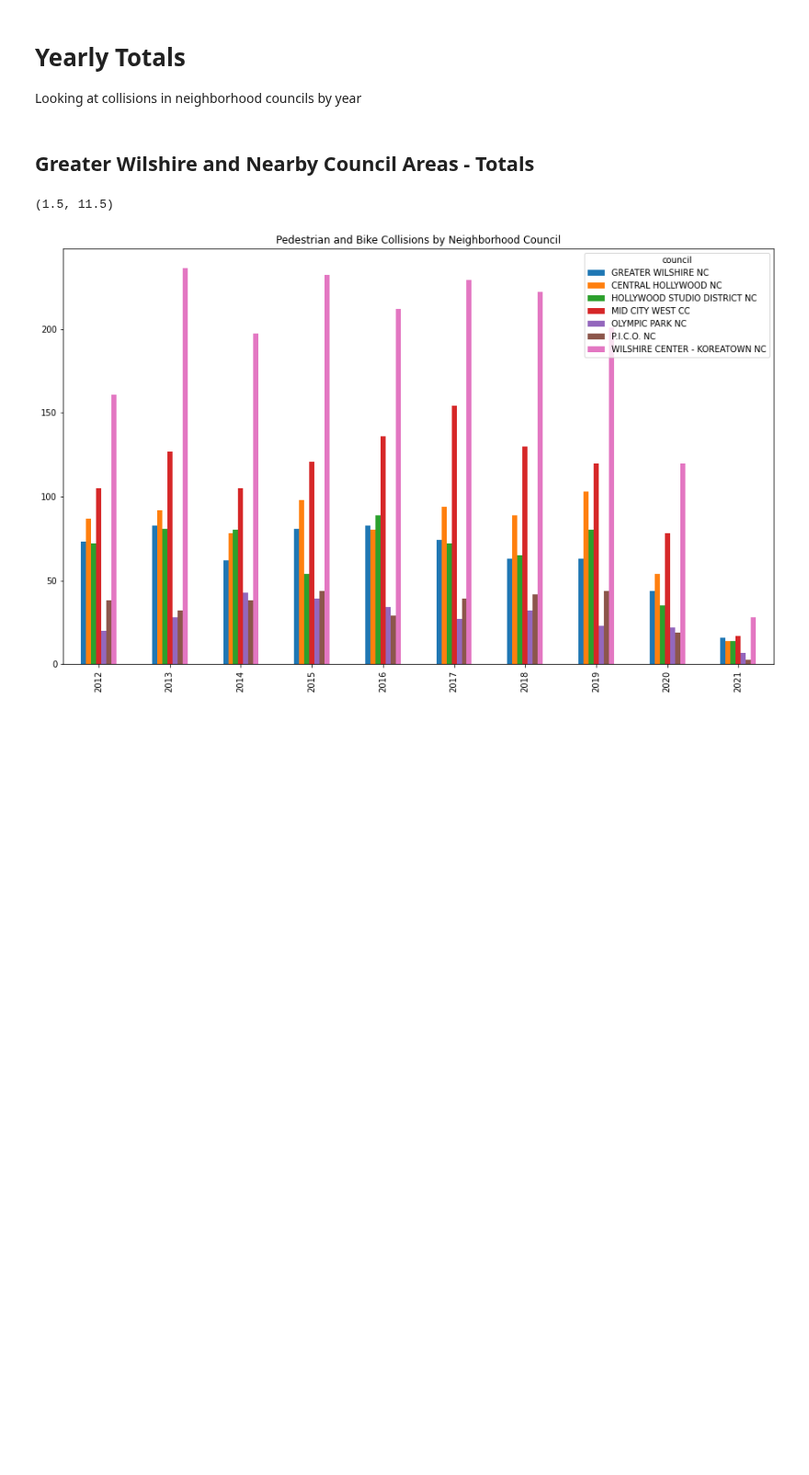
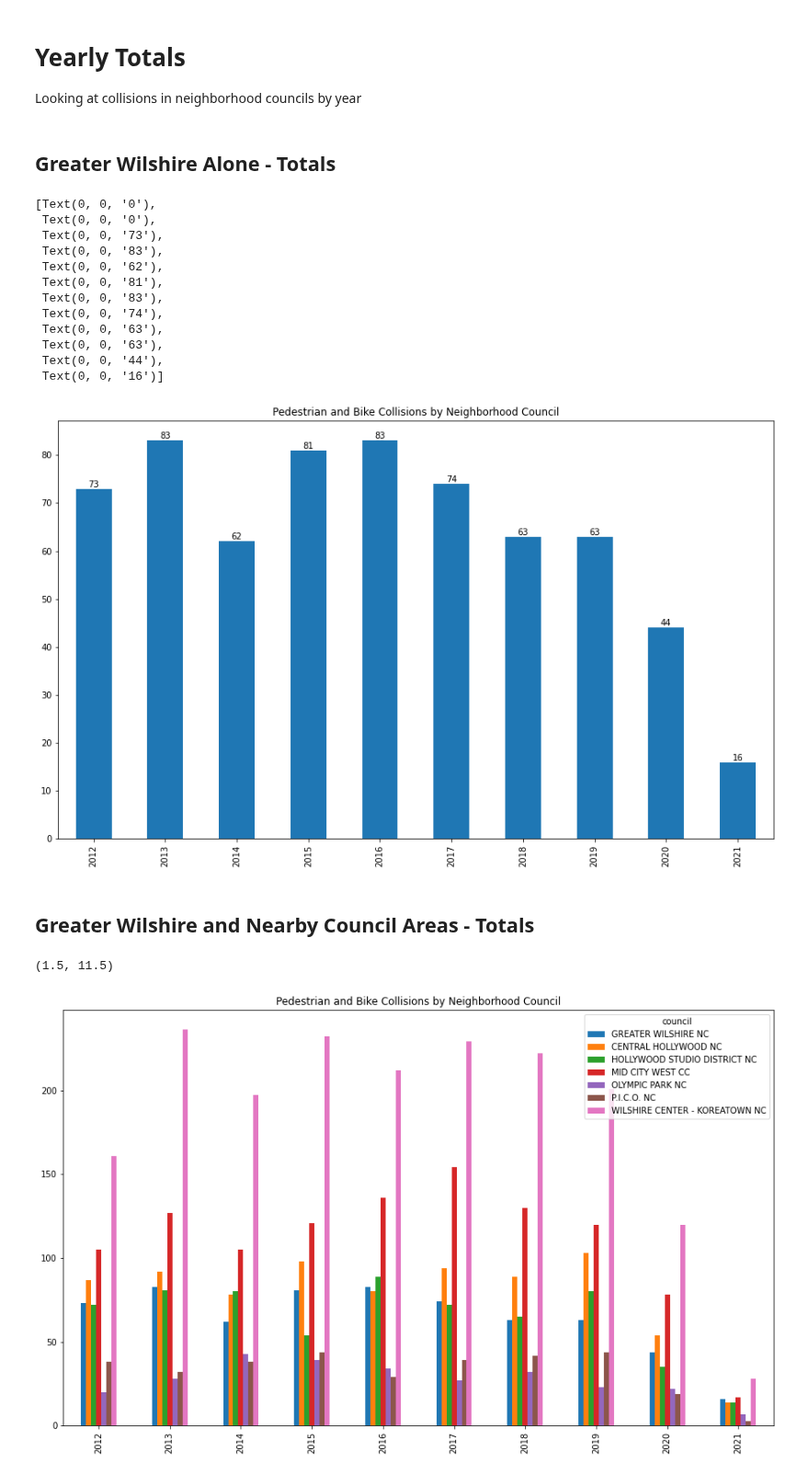
Before and after one commit to hackforla/data-science, a Jupyter notebook: Pedestrian_Data/Notebook/3-find-interesting-info.ipynb, the cells around one changed output. Shown at 92% size. Drawn from its saved outputs; the diff is of its cells as text; code cells hidden in the pictures; blank space fills up the shorter version.

Commit message:
Further simplified and clarified maps and traffic accident charts in presentation

```diff
--- a/Pedestrian_Data/Notebook/3-find-interesting-info.ipynb
+++ b/Pedestrian_Data/Notebook/3-find-interesting-info.ipynb
@@ -60,6 +60,31 @@ Looking at collisions in neighborhood councils by year
 # %%
 yearlycollisions = collisions.groupby(collisions['date_occ'].dt.year)
 ncyearly = yearlycollisions['council'].value_counts().unstack()
+# %% [markdown]
+## Greater Wilshire Alone - Totals
+# %%
+wilshirechart = ncyearly['GREATER WILSHIRE NC'].plot.bar(
+  title="Pedestrian and Bike Collisions by Neighborhood Council",
+  figsize=(15, 9),
+  xlabel='',
+)
+xmin, xmax = wilshirechart.get_xlim()
+wilshirechart.set_xlim([xmin + 2, xmax])
+wilshirechart.bar_label(wilshirechart.containers[0])
+# %% [output]
+[Text(0, 0, '0'),
+ Text(0, 0, '0'),
+ Text(0, 0, '73'),
+ Text(0, 0, '83'),
+ Text(0, 0, '62'),
+ Text(0, 0, '81'),
+ Text(0, 0, '83'),
+ Text(0, 0, '74'),
+ Text(0, 0, '63'),
+ Text(0, 0, '63'),
+ Text(0, 0, '44'),
+ Text(0, 0, '16')]
+[figure, added]
 # %% [markdown]
 ## Greater Wilshire and Nearby Council Areas - Totals
 # %%
```
Also changed, not shown: parts of 1 cell of this notebook, 4 other files.
